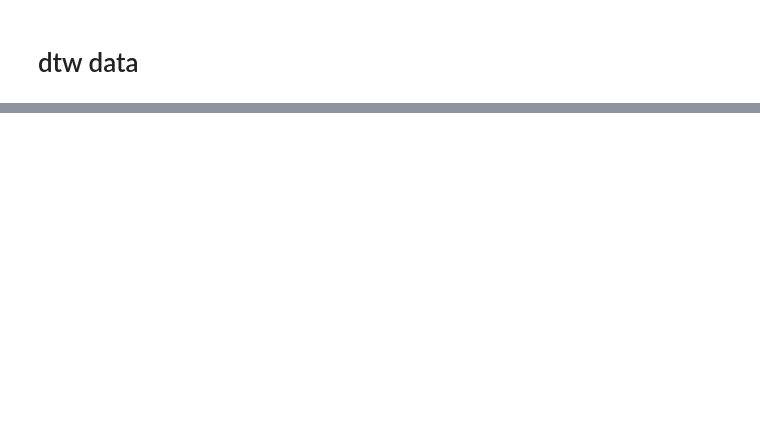
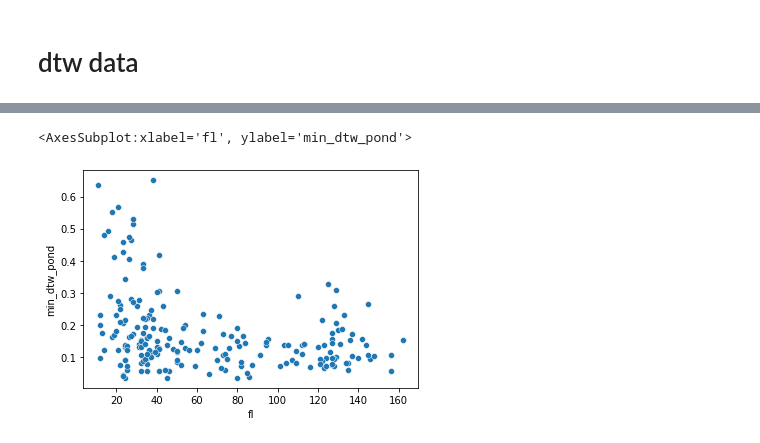
Before and after one commit to ircam-ismm/nime2022-elicitation-demo, a Jupyter notebook: notebooks/dtw_data.ipynb, the cells around one changed output, grey strips where cells are left out. Cells and saved outputs as stored; diff of their text form; code cells hidden in the pictures; blank space fills up the shorter version.

```diff
--- a/notebooks/dtw_data.ipynb
+++ b/notebooks/dtw_data.ipynb
@@ -24,0 +32,5 @@ df.head(2)
+# %%
+sns.scatterplot(data=df.iloc[1:], x='fl', y='min_dtw_pond')
+# %% [output]
+<AxesSubplot:xlabel='fl', ylabel='min_dtw_pond'>
+[figure, added]
```
Also changed, not shown: parts of 17 cells of this notebook, 1 other file.
